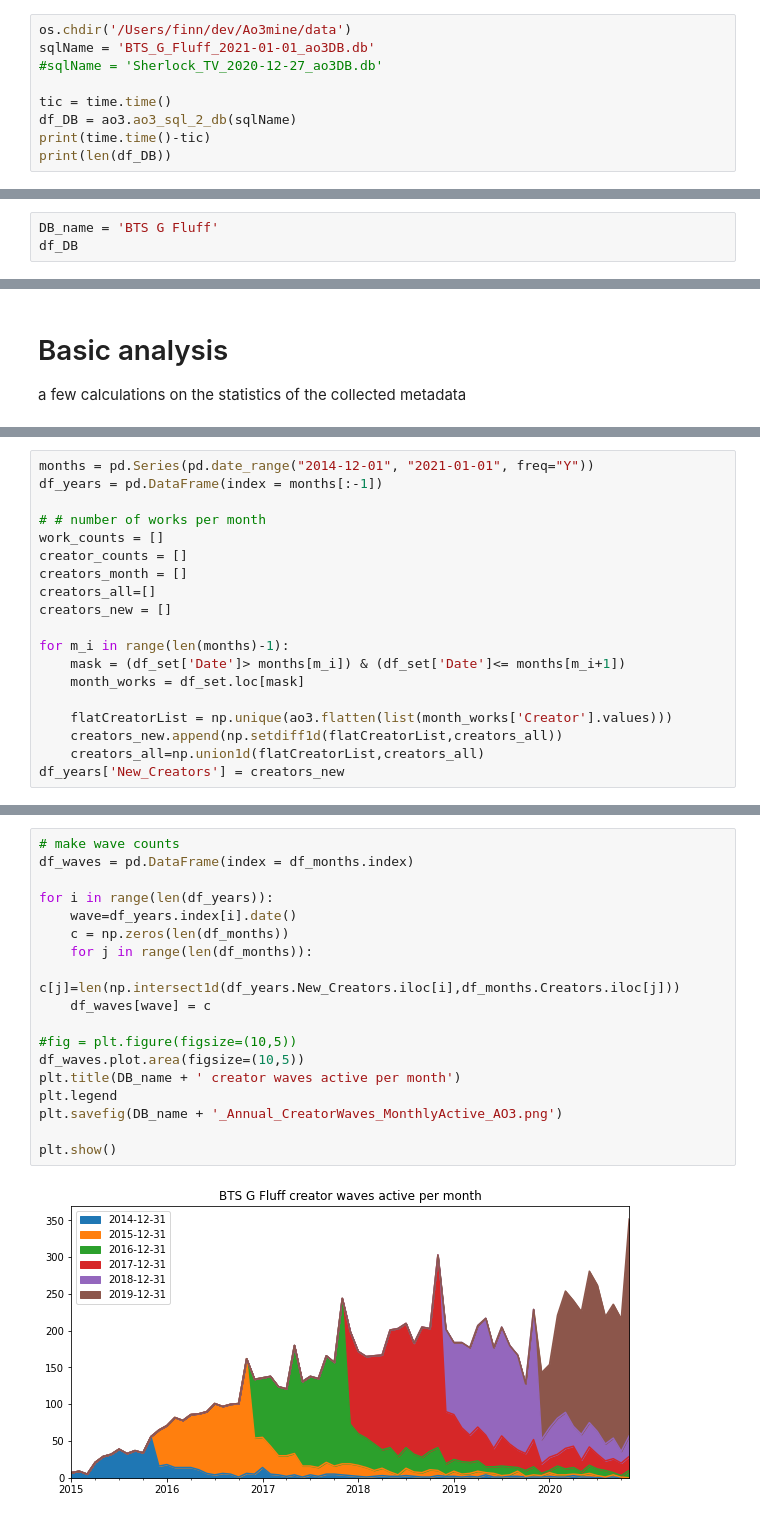
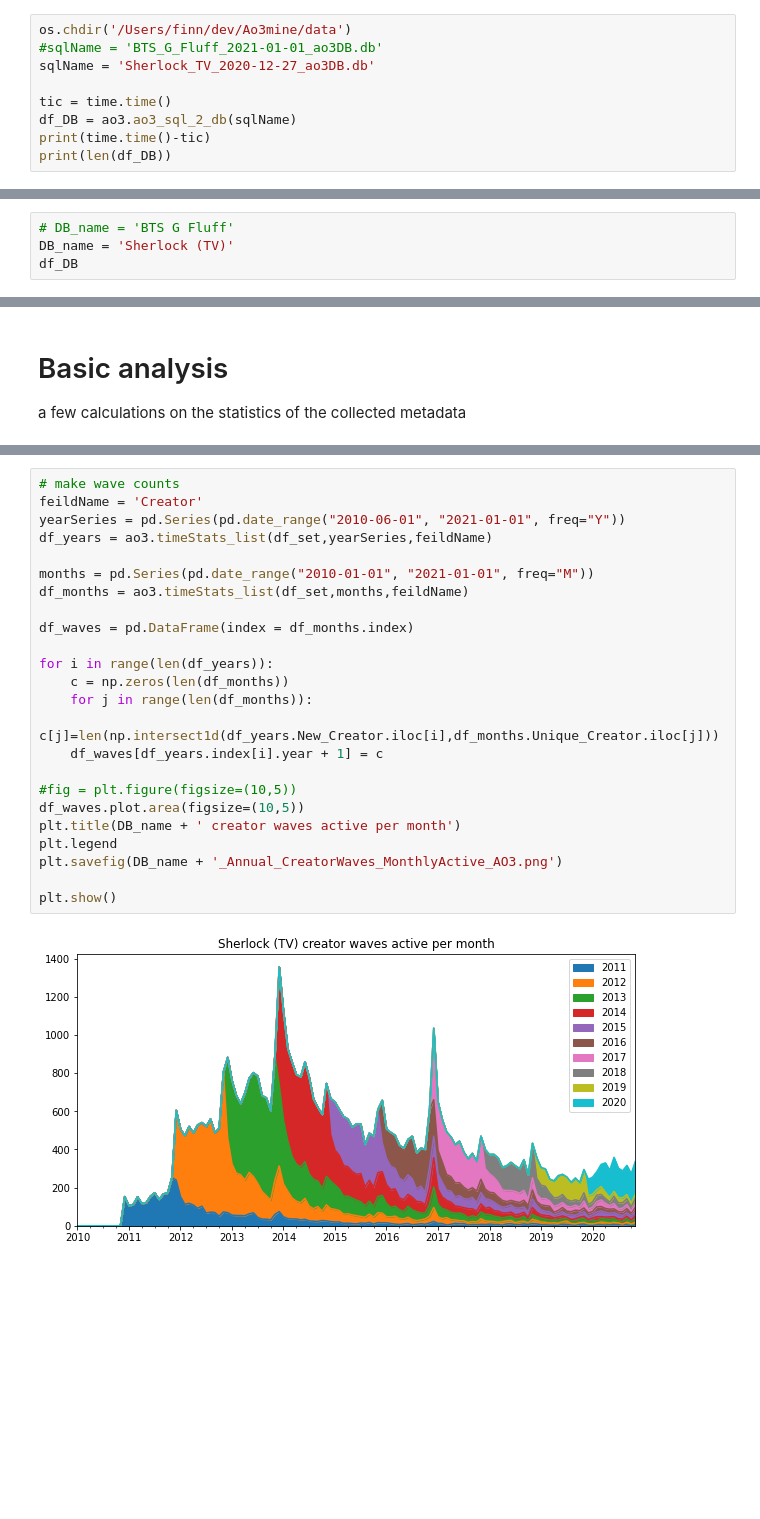
Before and after one commit to finn42/ao3mine, a Jupyter notebook: Analysis_Demo.ipynb, the cells around one changed output, grey strips where cells are left out. Saved outputs shown, nothing was run; the diff lists cells and outputs as text; blank space fills up the shorter version.

```diff
--- a/Analysis_Demo.ipynb
+++ b/Analysis_Demo.ipynb
@@ -41,8 +46,8 @@ The extraction of the database to a useable pandas dataframe with mixes objects
 It takes about 6 seconds for 2500 entries, 2 minutes for 50 000.
 # %%
 os.chdir('/Users/finn/dev/Ao3mine/data')
-sqlName = 'BTS_G_Fluff_2021-01-01_ao3DB.db'
-#sqlName = 'Sherlock_TV_2020-12-27_ao3DB.db'
+#sqlName = 'BTS_G_Fluff_2021-01-01_ao3DB.db'
+sqlName = 'Sherlock_TV_2020-12-27_ao3DB.db'
 
 tic = time.time()
 df_DB = ao3.ao3_sql_2_db(sqlName)
@@ -54,5 +59,6 @@ print(len(df_DB))
 # %%
-DB_name = 'BTS G Fluff'
+# DB_name = 'BTS G Fluff'
+DB_name = 'Sherlock (TV)'
 df_DB
 # %% [output]
 |  | Bookmarks | Category | Chapters | Character_tags | Collection | Comments | Complete | Creator | Date | ... |
@@ -135,19 +141,0 @@ df_dated
-# %%
-months = pd.Series(pd.date_range("2014-12-01", "2021-01-01", freq="Y"))
-df_years = pd.DataFrame(index = months[:-1])
-
-# # number of works per month
-work_counts = []
-creator_counts = []
-creators_month = []
-creators_all=[]
-creators_new = []
-
-for m_i in range(len(months)-1):
-    mask = (df_set['Date']> months[m_i]) & (df_set['Date']<= months[m_i+1])
-    month_works = df_set.loc[mask]
-
-    flatCreatorList = np.unique(ao3.flatten(list(month_works['Creator'].values)))
-    creators_new.append(np.setdiff1d(flatCreatorList,creators_all))
-    creators_all=np.union1d(flatCreatorList,creators_all)
-df_years['New_Creators'] = creators_new
@@ -285,20 +241,26 @@ plt.show()
 # %%
 # make wave counts
+feildName = 'Creator'
+yearSeries = pd.Series(pd.date_range("2010-06-01", "2021-01-01", freq="Y"))
+df_years = ao3.timeStats_list(df_set,yearSeries,feildName)
+
+months = pd.Series(pd.date_range("2010-01-01", "2021-01-01", freq="M"))
+df_months = ao3.timeStats_list(df_set,months,feildName)
+
 df_waves = pd.DataFrame(index = df_months.index)
 
 for i in range(len(df_years)):
-    wave=df_years.index[i].date()
     c = np.zeros(len(df_months))
     for j in range(len(df_months)):
-        c[j]=len(np.intersect1d(df_years.New_Creators.iloc[i],df_months.Creators.iloc[j]))
-    df_waves[wave] = c
+        c[j]=len(np.intersect1d(df_years.New_Creator.iloc[i],df_months.Unique_Creator.iloc[j]))
+    df_waves[df_years.index[i].year + 1] = c
 
 #fig = plt.figure(figsize=(10,5))
 df_waves.plot.area(figsize=(10,5))
 plt.title(DB_name + ' creator waves active per month')
 plt.legend
 plt.savefig(DB_name + '_Annual_CreatorWaves_MonthlyActive_AO3.png')
 
 plt.show()
 # %% [output]
-[figure, old version]
+[figure, new version]
```
Also changed, not shown: parts of 30 cells of this notebook, 1 other file.
